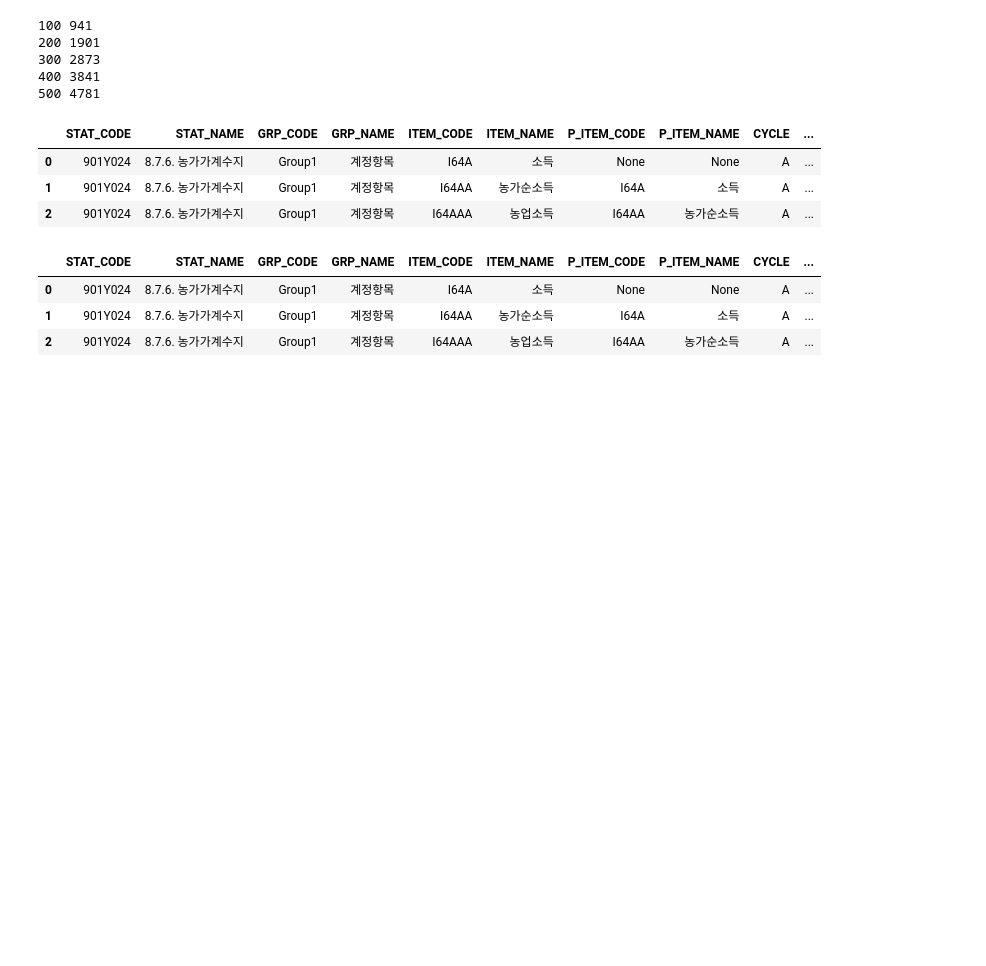
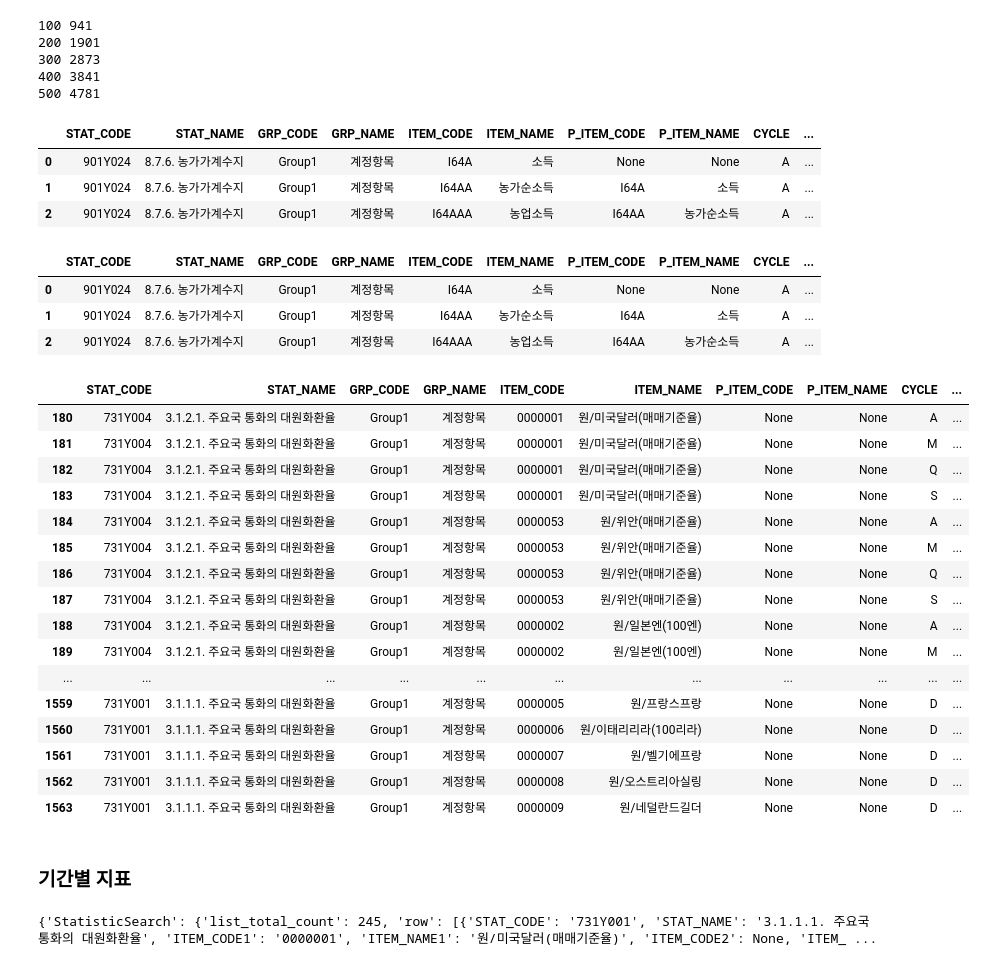
Before and after one commit to jmlee8939/ecos_api_loader, a Jupyter notebook: note.ipynb, the cells around one changed output. Cells and saved outputs as stored; diff of their text form; code cells hidden in the pictures; blank space fills up the shorter version.

```diff
--- a/note.ipynb
+++ b/note.ipynb
@@ -307,3 +307,25 @@ stats_df_load.head(3)
 | 0 | 901Y024 | 8.7.6. 농가가계수지 | Group1 | 계정항목 | I64A | 소득 | None | None | A | ... |
 | 1 | 901Y024 | 8.7.6. 농가가계수지 | Group1 | 계정항목 | I64AA | 농가순소득 | I64A | 소득 | A | ... |
 | 2 | 901Y024 | 8.7.6. 농가가계수지 | Group1 | 계정항목 | I64AAA | 농업소득 | I64AA | 농가순소득 | A | ... |
+# %%
+stats_df_load[stats_df_load['STAT_NAME'].str.contains('대원화환율')]
+# %% [output]
+|  | STAT_CODE | STAT_NAME | GRP_CODE | GRP_NAME | ITEM_CODE | ITEM_NAME | P_ITEM_CODE | P_ITEM_NAME | CYCLE | ... |
+| 180 | 731Y004 | 3.1.2.1. 주요국 통화의 대원화환율 | Group1 | 계정항목 | 0000001 | 원/미국달러(매매기준율) | None | None | A | ... |
+| 181 | 731Y004 | 3.1.2.1. 주요국 통화의 대원화환율 | Group1 | 계정항목 | 0000001 | 원/미국달러(매매기준율) | None | None | M | ... |
+| 182 | 731Y004 | 3.1.2.1. 주요국 통화의 대원화환율 | Group1 | 계정항목 | 0000001 | 원/미국달러(매매기준율) | None | None | Q | ... |
+| 183 | 731Y004 | 3.1.2.1. 주요국 통화의 대원화환율 | Group1 | 계정항목 | 0000001 | 원/미국달러(매매기준율) | None | None | S | ... |
+| 184 | 731Y004 | 3.1.2.1. 주요국 통화의 대원화환율 | Group1 | 계정항목 | 0000053 | 원/위안(매매기준율) | None | None | A | ... |
+| 185 | 731Y004 | 3.1.2.1. 주요국 통화의 대원화환율 | Group1 | 계정항목 | 0000053 | 원/위안(매매기준율) | None | None | M | ... |
+| 186 | 731Y004 | 3.1.2.1. 주요국 통화의 대원화환율 | Group1 | 계정항목 | 0000053 | 원/위안(매매기준율) | None | None | Q | ... |
+| 187 | 731Y004 | 3.1.2.1. 주요국 통화의 대원화환율 | Group1 | 계정항목 | 0000053 | 원/위안(매매기준율) | None | None | S | ... |
+| 188 | 731Y004 | 3.1.2.1. 주요국 통화의 대원화환율 | Group1 | 계정항목 | 0000002 | 원/일본엔(100엔) | None | None | A | ... |
+| 189 | 731Y004 | 3.1.2.1. 주요국 통화의 대원화환율 | Group1 | 계정항목 | 0000002 | 원/일본엔(100엔) | None | None | M | ... |
+| ... | ... | ... | ... | ... | ... | ... | ... | ... | ... | ... |
+| 1559 | 731Y001 | 3.1.1.1. 주요국 통화의 대원화환율 | Group1 | 계정항목 | 0000005 | 원/프랑스프랑 | None | None | D | ... |
+| 1560 | 731Y001 | 3.1.1.1. 주요국 통화의 대원화환율 | Group1 | 계정항목 | 0000006 | 원/이태리리라(100리라) | None | None | D | ... |
+| 1561 | 731Y001 | 3.1.1.1. 주요국 통화의 대원화환율 | Group1 | 계정항목 | 0000007 | 원/벨기에프랑 | None | None | D | ... |
+| 1562 | 731Y001 | 3.1.1.1. 주요국 통화의 대원화환율 | Group1 | 계정항목 | 0000008 | 원/오스트리아실링 | None | None | D | ... |
+| 1563 | 731Y001 | 3.1.1.1. 주요국 통화의 대원화환율 | Group1 | 계정항목 | 0000009 | 원/네덜란드길더 | None | None | D | ... |
+# %% [markdown]
+### 기간별 지표
@@ -309,0 +337,12 @@ stats_df_load.head(3)
+# %%
+# API 호출
+response = requests.get(url)
+
+# 응답 데이터 확인
+if response.status_code == 200:
+    data = response.json()  # JSON 데이터를 Python 딕셔너리로 변환
+    print(data)
+else:
+    print(f"Error: {response.status_code}, {response.text}")
+# %% [output]
+{'StatisticSearch': {'list_total_count': 245, 'row': [{'STAT_CODE': '731Y001', 'STAT_NAME': '3.1.1.1. 주요국 통화의 대원화환율', 'ITEM_CODE1': '0000001', 'ITEM_NAME1': '원/미국달러(매매기준율)', 'ITEM_CODE2': None, 'ITEM_ ...
```
Also changed, not shown: parts of 10 cells of this notebook.
